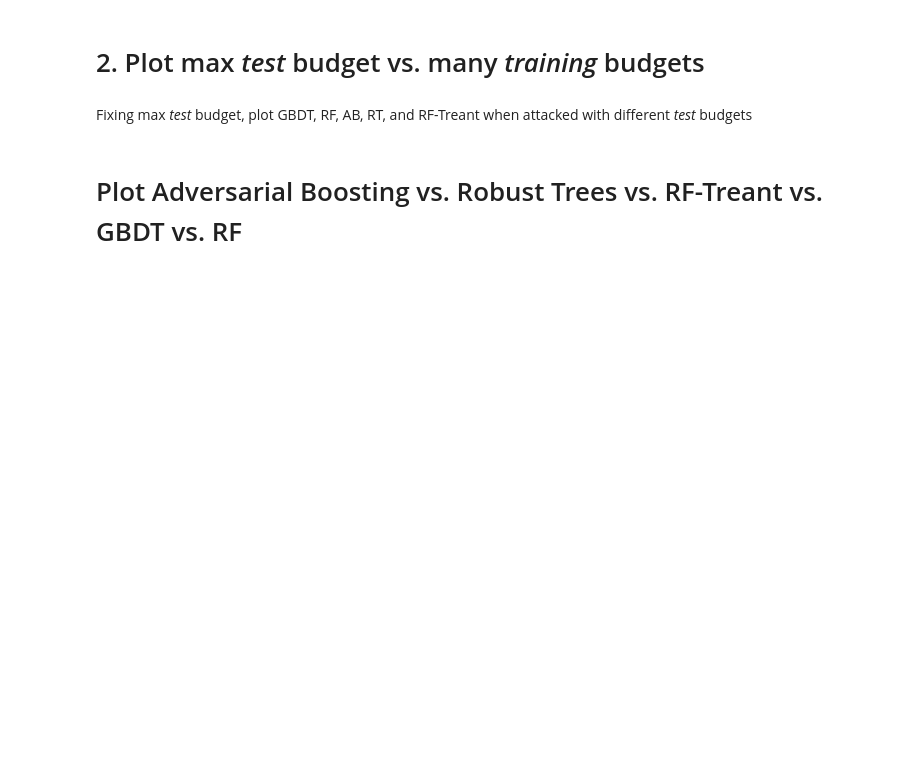
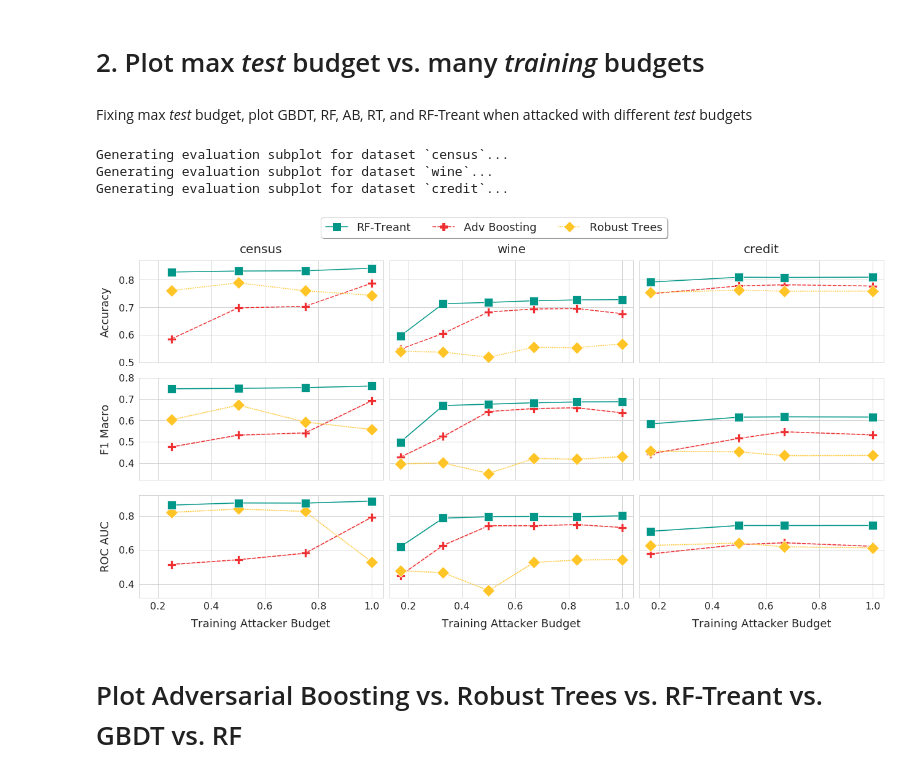
Before and after one commit to gtolomei/treant, a Jupyter notebook: src/Plotting.ipynb, the cells around one changed output. Saved outputs shown, nothing was run; the diff lists cells and outputs as text; code cells hidden in the pictures; blank space fills up the shorter version.

```diff
--- a/src/Plotting.ipynb
+++ b/src/Plotting.ipynb
@@ -255,12 +253,23 @@ y_lims = None
 # %%
+y_lims = [ [(.5,.87),(.32,.8),(.32,.92) ] ,
+           [(.5,.87),(.32,.8),(.32,.92) ] ,
+           [(.5,.87),(.32,.8),(.32,.92) ] ]
+
+#y_lims = None
+
 plot_all(EVAL_MODELS,
          EVAL_METRICS,
          ROBUST_MODELS, #ALL_MODELS
          DATASET_CLEAN_NAMES,
          x="Training Budget Norm",
          max_budget="Test Budget",
          y_lims=y_lims
         )
+# %% [output]
+Generating evaluation subplot for dataset `census`...
+Generating evaluation subplot for dataset `wine`...
+Generating evaluation subplot for dataset `credit`...
+[figure, added]
 # %% [markdown]
 # Plot Adversarial Boosting vs. Robust Trees vs. RF-Treant vs. GBDT vs. RF
 # %%
```
Also changed, not shown: parts of 8 cells of this notebook, 9 other files.
